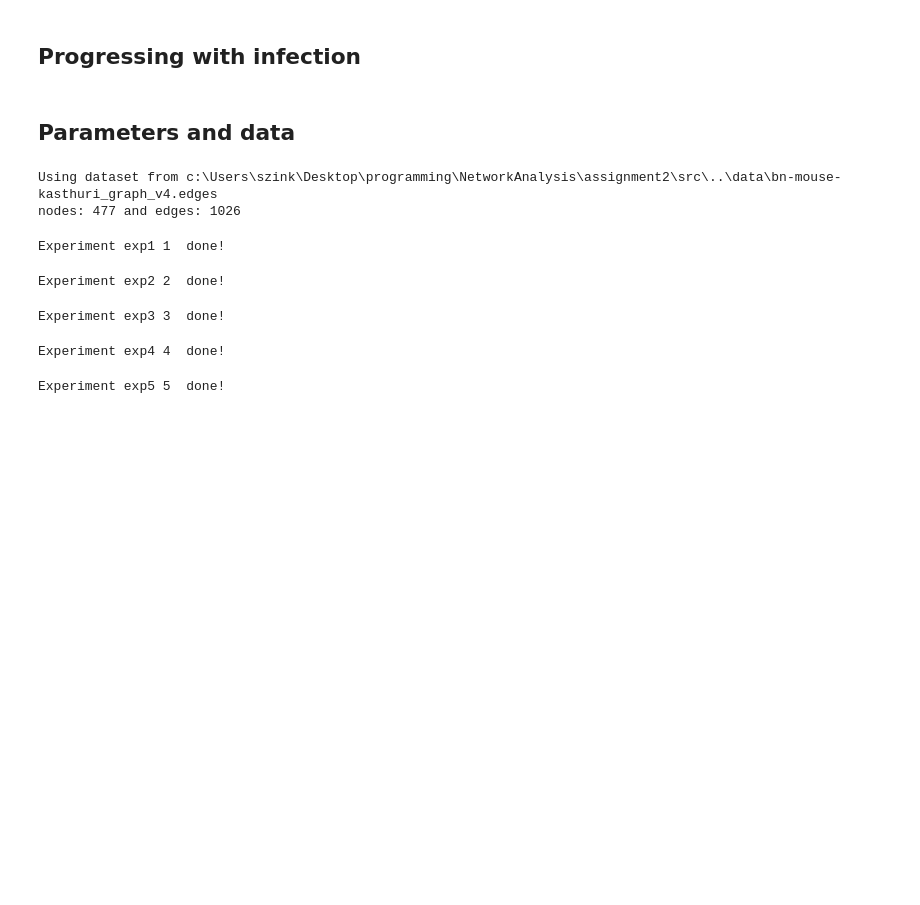
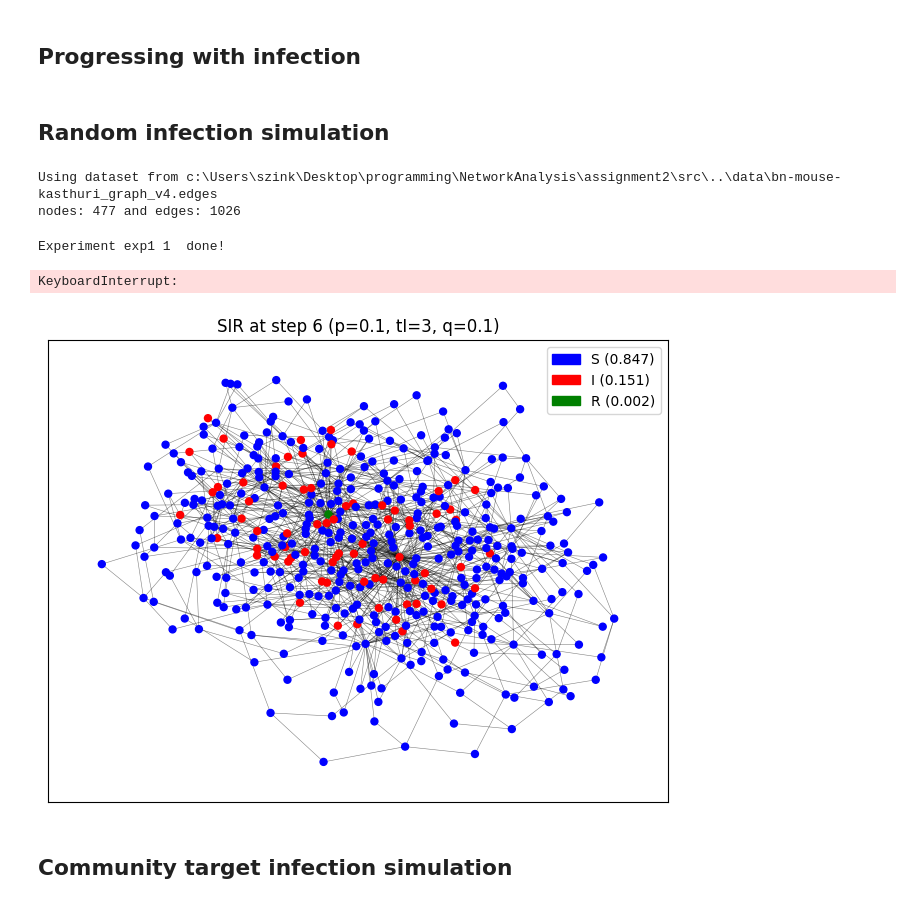
Before and after one commit to Siponek/Network-Analysis-Miami-Synapse, a Jupyter notebook: src/SIR-simulation.ipynb, the cells around one changed output. Drawn from its saved outputs; the diff is of its cells as text; code cells hidden in the pictures; blank space fills up the shorter version.

```diff
--- a/src/SIR-simulation.ipynb
+++ b/src/SIR-simulation.ipynb
@@ -35,8 +36,11 @@ def setup_graph():
 
     infected_time_init:int = 0
     nx.set_node_attributes(G, 'S', 'state')
-    nx.set_node_attributes(G, infected_time_init, 'infection_time')
-    return G, pos
+    nx.set_node_attributes(G, infected_time_init, 'infection_cooldown')
+    nx.set_node_attributes(G, 0, 'recovery_step')
+    nx.set_node_attributes(G, 0, 'infection_step')
+    communities = nx.algorithms.community.louvain_communities(G)
+    return G, pos, communities
 # %% [markdown]
 ## Visualization function
 # %%
@@ -214,26 +248,32 @@ def run_experiments(G, pos, experiments, steps=500, snapshot_interval=50):
-# %% [markdown]
-## Parameters and data
+# %% [markdown]
+## Random infection simulation
 # %%
-G, pos = setup_graph()
 # Define different experiments with varying parameters
 experiments = {
     #? p- Disease Transmission Probability
     #? tI - Duration of Infection
     #? q - Recovery Probability
     #? i0- Initial Number of Infected Individuals
     'exp1': {'p': 0.05, 'tI': 3, 'q': 0.1, 'i0': 5},
     'exp2': {'p': 0.1, 'tI': 3, 'q': 0.1, 'i0': 5},
     'exp3': {'p': 0.15, 'tI': 3, 'q': 0.1, 'i0': 5},
     'exp4': {'p': 0.2, 'tI': 3, 'q': 0.1, 'i0': 5},
     'exp5': {'p': 0.25, 'tI': 3, 'q': 0.1, 'i0': 5},
 }
-results = run_experiments(G, pos, experiments)
+G, pos, communities = setup_graph()
+results = run_experiments(G=G, pos=pos, experiments=experiments, target_communities=False)
+plot_sir_data(results, subfolder='random_pick')
+
+# Create the GIF
+for idx,_ in enumerate(results):
+    create_gif(experiment_id=idx+1, gif_name=f'sir_simulation-{idx}', duration=150, path_out=Path('../out/random_pick/gifs'))
+shutil.rmtree(path=PATH_TO_FRAMES)
 # %% [output]
 Using dataset from c:\Users\szink\Desktop\programming\NetworkAnalysis\assignment2\src\..\data\bn-mouse-kasthuri_graph_v4.edges
 nodes: 477 and edges: 1026
 Experiment exp1 1  done!
-Experiment exp2 2  done!
+KeyboardInterrupt:
-Experiment exp3 3  done!
-Experiment exp4 4  done!
-Experiment exp5 5  done!
+[figure, added]
+# %% [markdown]
+## Community target infection simulation
 # %%
```
Also changed, not shown: parts of 4 cells of this notebook, 1 other file.
